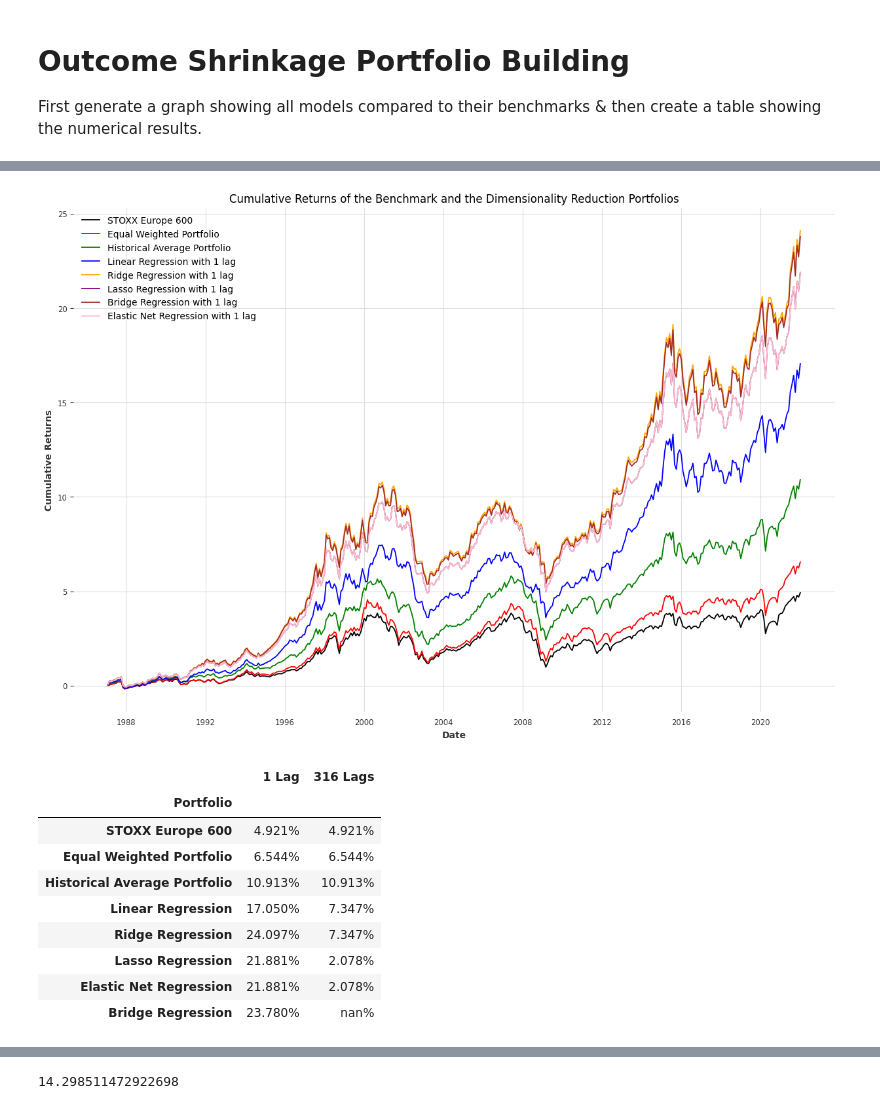
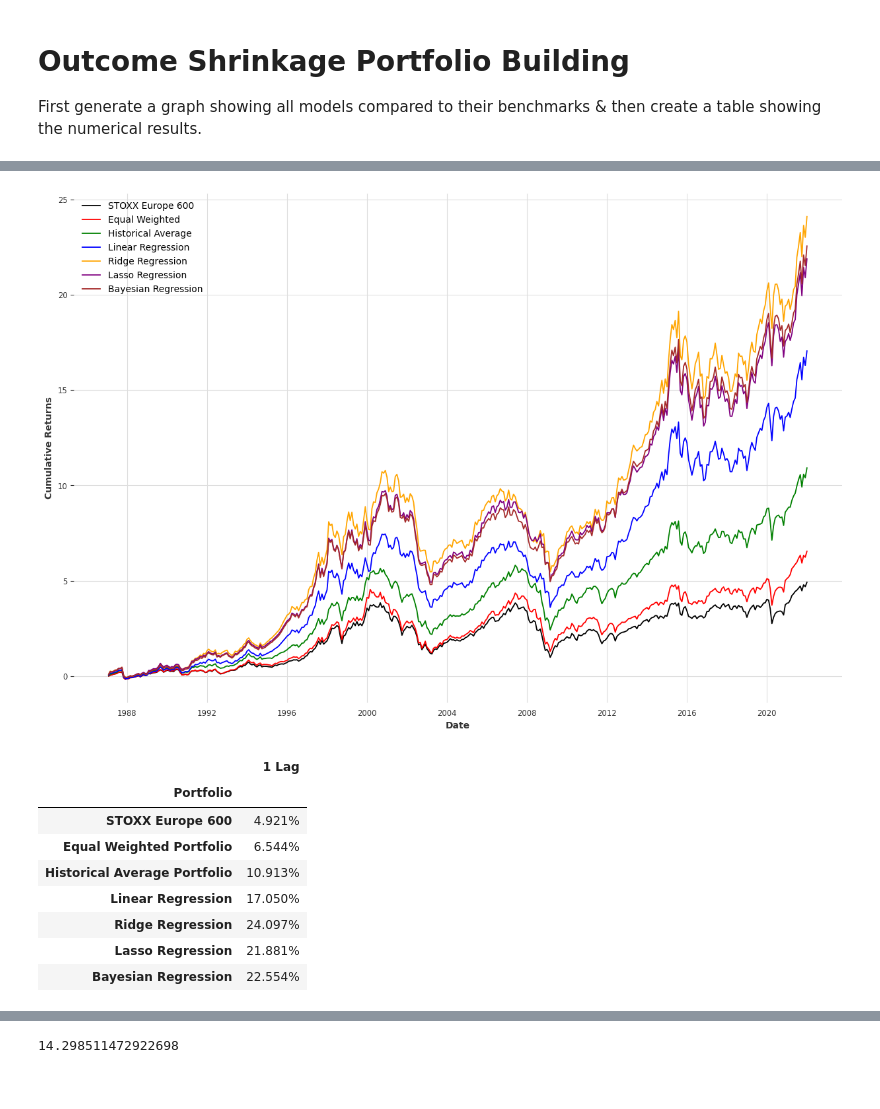
Before and after one commit to Ankru98/masterthesis, a Jupyter notebook: shrinkage_building_model_portfolio.ipynb, the cells around one changed output, grey strips where cells are left out. Cells and saved outputs as stored; diff of their text form; code cells hidden in the pictures.

```diff
--- a/shrinkage_building_model_portfolio.ipynb
+++ b/shrinkage_building_model_portfolio.ipynb
@@ -1286,5 +687,5 @@ hf1_bridge_regression['STOXX Europe 600'].plot(label='Bridge Regression with 1 l
 # %% [markdown]
 #### Portfolio
 # %%
-# change the type of the bridge forecast to pandas dataframe
-bridge_forecast_1 = bridge_forecast_1.pd_dataframe()
+"""# change the type of the bridge forecast to pandas dataframe
+bridge_forecast_1 = bridge_forecast_1.pd_dataframe()"""
@@ -1291,4 +694,4 @@ bridge_forecast_1 = bridge_forecast_1.pd_dataframe()
 # %%
-# perform mean-variance optimization
+"""# perform mean-variance optimization
 mu_bridge_regression_1 = expected_returns.mean_historical_return(bridge_forecast_1)
-S_bridge_regression_1 = risk_models.sample_cov(bridge_forecast_1)
+S_bridge_regression_1 = risk_models.sample_cov(bridge_forecast_1)"""
@@ -1295,5 +700,5 @@ S_bridge_regression_1 = risk_models.sample_cov(bridge_forecast_1)
 # %%
-# optimize for maximal Sharpe ratio
+"""# optimize for maximal Sharpe ratio
 ef_bridge_regression_1 = EfficientFrontier(mu_bridge_regression_1, S_bridge_regression_1)
 ef_bridge_regression_1.add_constraint(lambda w: w[0] == 0)
-weights_br_1 = ef_bridge_regression_1.max_sharpe()
+weights_br_1 = ef_bridge_regression_1.max_sharpe()"""
@@ -1319,5 +712,5 @@ dtype: float64
 # %%
-# compute the returns of bridge regression portfolio
+"""# compute the returns of bridge regression portfolio
 br_returns_1 = (cum_returns_portfolio * weights_br_1).sum(axis=1)
 
-portfolio_returns['bridge_regression_1'] = br_returns_1
+portfolio_returns['bridge_regression_1'] = br_returns_1"""
@@ -1368,30 +744,28 @@ portfolio_returns.tail(5)
 # %%
 # plot all the cumulative returns
 plt.figure(figsize=(15,10))
 plt.plot(cum_returns_portfolio['STOXX Europe 600'], color= 'black', label='STOXX Europe 600')
-plt.plot(portfolio_returns['equal_weighted'], color= 'red', label='Equal Weighted Portfolio')
-plt.plot(portfolio_returns['historical_average'], color= 'green', label='Historical Average Portfolio')
+plt.plot(portfolio_returns['equal_weighted'], color= 'red', label='Equal Weighted')
+plt.plot(portfolio_returns['historical_average'], color= 'green', label='Historical Average')
 # plot linear regression with 1 lag
-plt.plot(portfolio_returns['linear_regression_1'], color= 'blue', label='Linear Regression with 1 lag')
+plt.plot(portfolio_returns['linear_regression_1'], color= 'blue', label='Linear Regression')
 # plot ridge regression with 1 lag
-plt.plot(portfolio_returns['ridge_regression_1'], color= 'orange', label='Ridge Regression with 1 lag')
+plt.plot(portfolio_returns['ridge_regression_1'], color= 'orange', label='Ridge Regression')
 # plot lasso regression with 1 lag
-plt.plot(portfolio_returns['lasso_regression_1'], color= 'purple', label='Lasso Regression with 1 lag')
+plt.plot(portfolio_returns['lasso_regression_1'], color= 'purple', label='Lasso Regression')
 # plot bridge regression with 1 lag
-plt.plot(portfolio_returns['bridge_regression_1'], color= 'brown', label='Bridge Regression with 1 lag')
-# plot elastic net regression with 1 lag
-plt.plot(portfolio_returns['Elastic_Net_1'], color= 'pink', label='Elastic Net Regression with 1 lag')
+plt.plot(portfolio_returns['Bayesian Regression'], color= 'brown', label='Bayesian Regression')
 plt.legend(loc='upper left')
 # set the title of the plot
-plt.title('Cumulative Returns of the Benchmark and the Dimensionality Reduction Portfolios')
+#plt.title('Cumulative Returns of the Benchmark and the Dimensionality Reduction Portfolios')
 # set the x-axis label
 plt.xlabel('Date')
 # set the y-axis label
 plt.ylabel('Cumulative Returns')
 # show the plot
 plt.show();
 # %% [output]
-[figure, old version]
+[figure, new version]
 # %%
 import tabulate
 # %%
@@ -1399,47 +773,37 @@ import pandas as pd
 
 # Create a dictionary with the data
 data = {
-    'Portfolio': ['STOXX Europe 600', 'Equal Weighted Portfolio', 'Historical Average Portfolio', 'Linear Regression', 'Ridge Regression', 'Lasso Regression', 'Elastic Net Regression', 'Bridge Regression'],
+    'Portfolio': ['STOXX Europe 600', 'Equal Weighted Portfolio', 'Historical Average Portfolio', 'Linear Regression', 'Ridge Regression', 'Lasso Regression', 'Bayesian Regression'],
     '1 Lag': [cum_returns_portfolio['STOXX Europe 600'].tail(1).values[0],
               portfolio_returns['equal_weighted'].tail(1).values[0],
               portfolio_returns['historical_average'].tail(1).values[0],
               portfolio_returns['linear_regression_1'].tail(1).values[0],
                 portfolio_returns['ridge_regression_1'].tail(1).values[0],
                 portfolio_returns['lasso_regression_1'].tail(1).values[0],
-                portfolio_returns['Elastic_Net_1'].tail(1).values[0],
-                portfolio_returns['bridge_regression_1'].tail(1).values[0]],
-    '316 Lags': [cum_returns_portfolio['STOXX Europe 600'].tail(1).values[0],
-                 portfolio_returns['equal_weighted'].tail(1).values[0],
-                 portfolio_returns['historical_average'].tail(1).values[0],
-                   portfolio_returns['linear_regression_316'].tail(1).values[0],
-                   portfolio_returns['ridge_regression_316'].tail(1).values[0],
-                  portfolio_returns['lasso_regression_316'].tail(1).values[0],
-                  portfolio_returns['Elastic_Net_316'].tail(1).values[0],
-                  None]
+                portfolio_returns['Bayesian Regression'].tail(1).values[0]]
 }
 
 # Create a DataFrame from the dictionary
 df = pd.DataFrame(data)
 
 # Divide the values by 100 to get the percentage
-df[['1 Lag', '316 Lags']] = df[['1 Lag', '316 Lags']].div(100)
+df[['1 Lag']] = df[['1 Lag']].div(100)
 
 # Set the index of the DataFrame to be the Portfolio column
 df.set_index('Portfolio', inplace=True)
 
 # Format the DataFrame to display the values as percentages
-df.style.format("{:.3%}", subset=['1 Lag', '316 Lags'])
+df.style.format("{:.3%}", subset=['1 Lag'])
 # %% [output]
-|  | 1 Lag | 316 Lags |
-| Portfolio |  |  |
-| STOXX Europe 600 | 4.921% | 4.921% |
-| Equal Weighted Portfolio | 6.544% | 6.544% |
-| Historical Average Portfolio | 10.913% | 10.913% |
-| Linear Regression | 17.050% | 7.347% |
-| Ridge Regression | 24.097% | 7.347% |
-| Lasso Regression | 21.881% | 2.078% |
-| Elastic Net Regression | 21.881% | 2.078% |
-| Bridge Regression | 23.780% | nan% |
+|  | 1 Lag |
+| Portfolio |  |
+| STOXX Europe 600 | 4.921% |
+| Equal Weighted Portfolio | 6.544% |
+| Historical Average Portfolio | 10.913% |
+| Linear Regression | 17.050% |
+| Ridge Regression | 24.097% |
+| Lasso Regression | 21.881% |
+| Bayesian Regression | 22.554% |
 # %%
 # print this customized table to latex including the percentage sign and multiply the values by 100
 print(df.to_latex(float_format="%.3f", formatters={"1 Lag": "{:.2%}".format, "316 Lags": "{:.2%}".format}))
```
Also changed, not shown: parts of 157 cells of this notebook, 8 other files.
